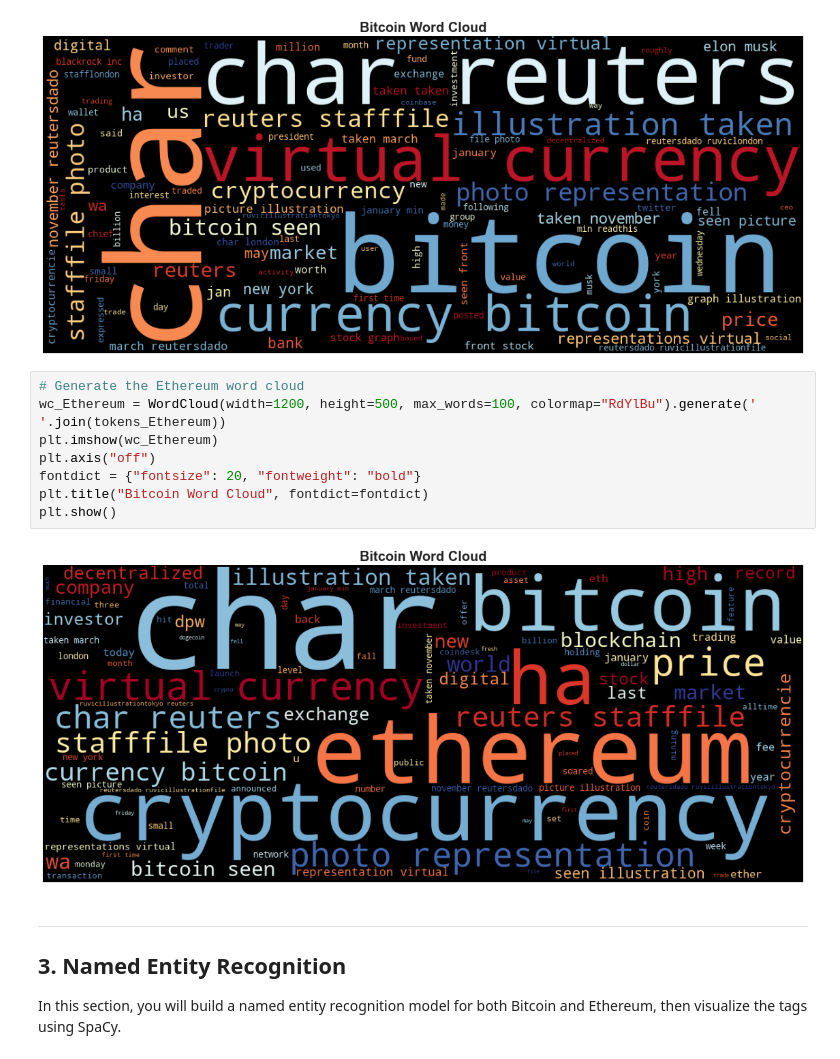
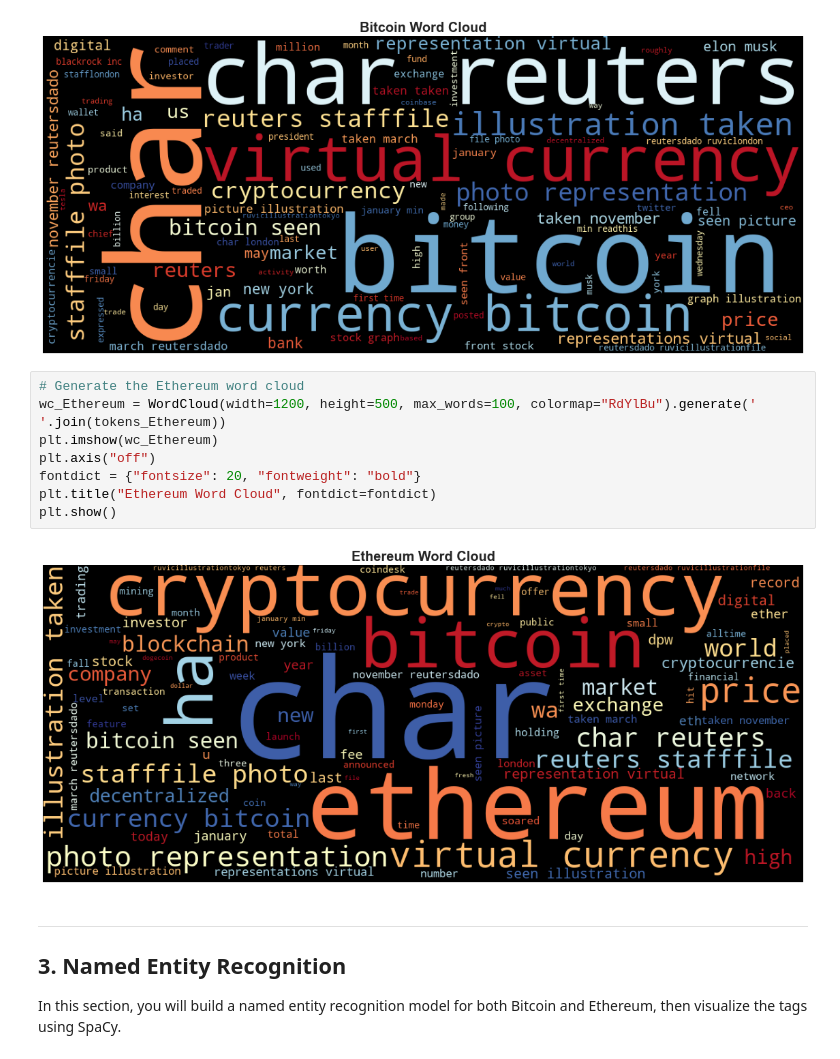
Before and after one commit to winstonpgao/Projects_with_Python_and_Solidity, a Jupyter notebook: Assignment 12/Assignment 12 crypto_sentiment.ipynb, the cells around one changed output. Saved outputs shown, nothing was run; the diff lists cells and outputs as text.

```diff
--- a/Assignment 12/Assignment 12 crypto_sentiment.ipynb
+++ b/Assignment 12/Assignment 12 crypto_sentiment.ipynb
@@ -385,13 +385,13 @@ plt.show()
 # %%
 # Generate the Ethereum word cloud
 wc_Ethereum = WordCloud(width=1200, height=500, max_words=100, colormap="RdYlBu").generate(' '.join(tokens_Ethereum))
 plt.imshow(wc_Ethereum)
 plt.axis("off")
 fontdict = {"fontsize": 20, "fontweight": "bold"}
-plt.title("Bitcoin Word Cloud", fontdict=fontdict)
+plt.title("Ethereum Word Cloud", fontdict=fontdict)
 plt.show()
 # %% [output]
-[figure, old version]
+[figure, new version]
 # %% [markdown]
 ---
 ## 3. Named Entity Recognition
```
Also changed, not shown: parts of 9 cells of this notebook, 3 other files.
